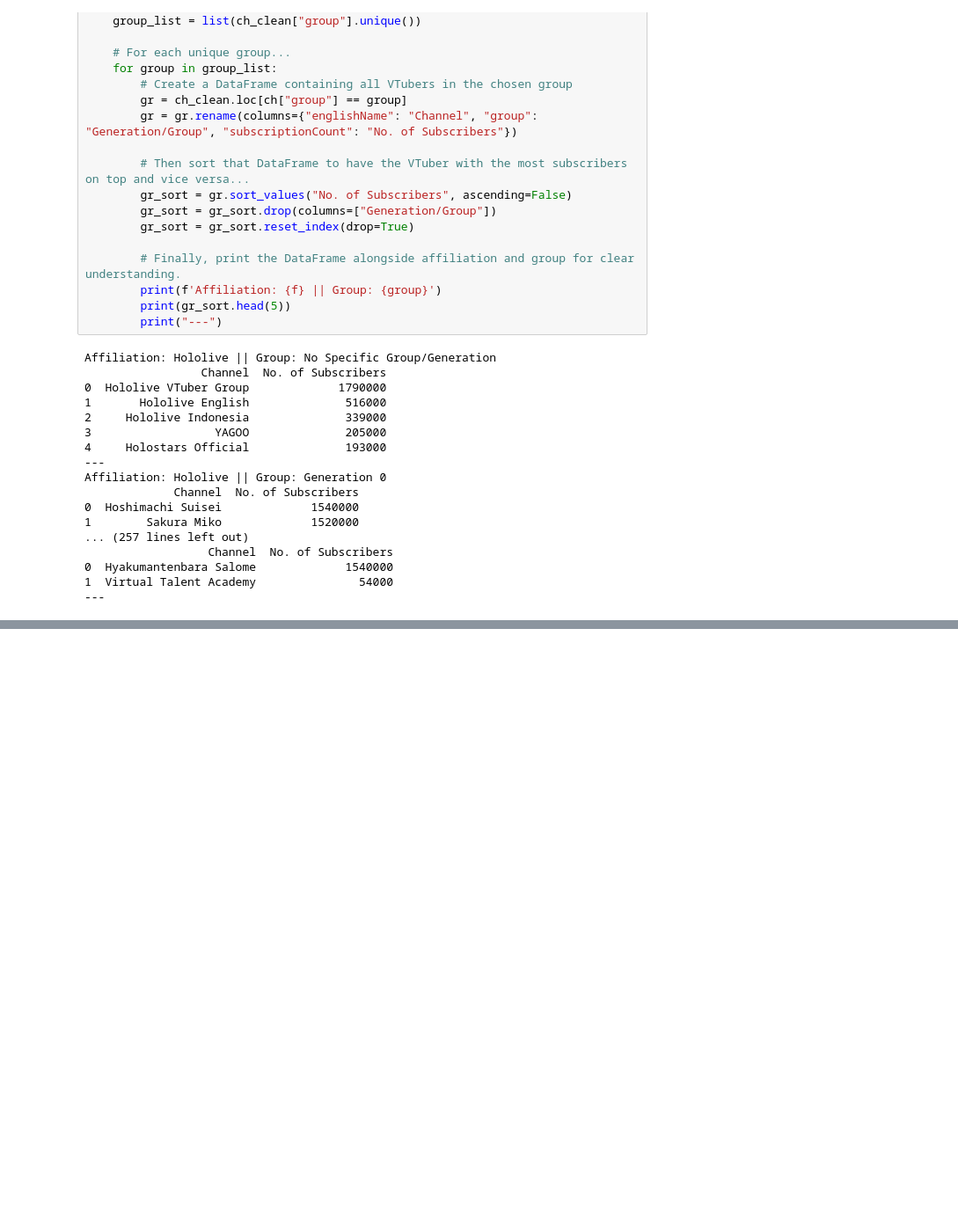
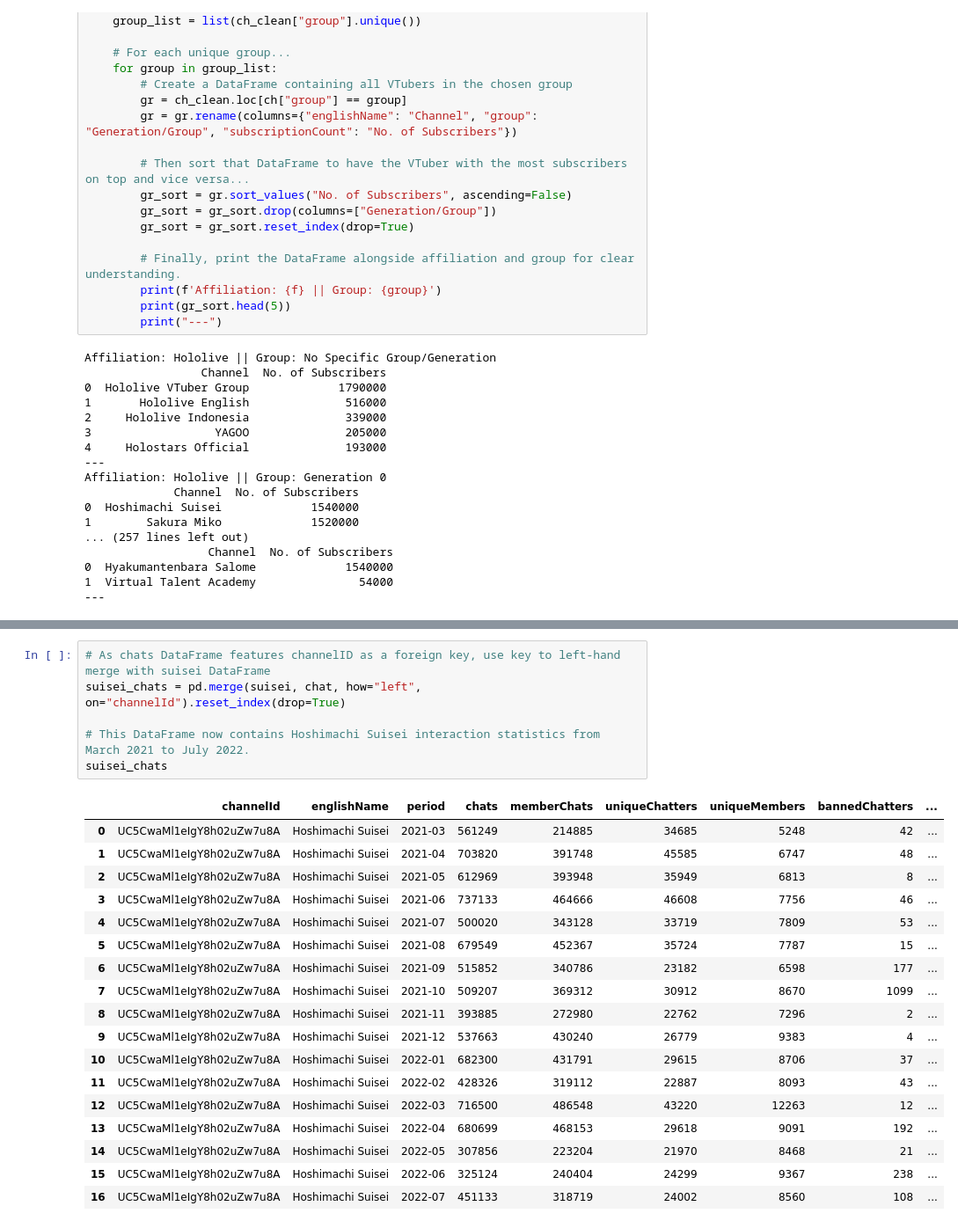
Before and after one commit to falconpunch082/industry-application, a Jupyter notebook: VTuber Statistics - Entertainment/vtuber-stats.ipynb, the cells around one changed output, grey strips where cells are left out. Shown at 88% size. Saved outputs shown, nothing was run; the diff lists cells and outputs as text; blank space fills up the shorter version.

```diff
--- a/VTuber Statistics - Entertainment/vtuber-stats.ipynb
+++ b/VTuber Statistics - Entertainment/vtuber-stats.ipynb
@@ -267,0 +283,25 @@ Affiliation: Hololive || Group: Generation 0
+# %%
+# As chats DataFrame features channelID as a foreign key, use key to left-hand merge with suisei DataFrame
+suisei_chats = pd.merge(suisei, chat, how="left", on="channelId").reset_index(drop=True)
+
+# This DataFrame now contains Hoshimachi Suisei interaction statistics from March 2021 to July 2022.
+suisei_chats
+# %% [output]
+|  | channelId | englishName | period | chats | memberChats | uniqueChatters | uniqueMembers | bannedChatters | ... |
+| 0 | UC5CwaMl1eIgY8h02uZw7u8A | Hoshimachi Suisei | 2021-03 | 561249 | 214885 | 34685 | 5248 | 42 | ... |
+| 1 | UC5CwaMl1eIgY8h02uZw7u8A | Hoshimachi Suisei | 2021-04 | 703820 | 391748 | 45585 | 6747 | 48 | ... |
+| 2 | UC5CwaMl1eIgY8h02uZw7u8A | Hoshimachi Suisei | 2021-05 | 612969 | 393948 | 35949 | 6813 | 8 | ... |
+| 3 | UC5CwaMl1eIgY8h02uZw7u8A | Hoshimachi Suisei | 2021-06 | 737133 | 464666 | 46608 | 7756 | 46 | ... |
+| 4 | UC5CwaMl1eIgY8h02uZw7u8A | Hoshimachi Suisei | 2021-07 | 500020 | 343128 | 33719 | 7809 | 53 | ... |
+| 5 | UC5CwaMl1eIgY8h02uZw7u8A | Hoshimachi Suisei | 2021-08 | 679549 | 452367 | 35724 | 7787 | 15 | ... |
+| 6 | UC5CwaMl1eIgY8h02uZw7u8A | Hoshimachi Suisei | 2021-09 | 515852 | 340786 | 23182 | 6598 | 177 | ... |
+| 7 | UC5CwaMl1eIgY8h02uZw7u8A | Hoshimachi Suisei | 2021-10 | 509207 | 369312 | 30912 | 8670 | 1099 | ... |
+| 8 | UC5CwaMl1eIgY8h02uZw7u8A | Hoshimachi Suisei | 2021-11 | 393885 | 272980 | 22762 | 7296 | 2 | ... |
+| 9 | UC5CwaMl1eIgY8h02uZw7u8A | Hoshimachi Suisei | 2021-12 | 537663 | 430240 | 26779 | 9383 | 4 | ... |
+| 10 | UC5CwaMl1eIgY8h02uZw7u8A | Hoshimachi Suisei | 2022-01 | 682300 | 431791 | 29615 | 8706 | 37 | ... |
+| 11 | UC5CwaMl1eIgY8h02uZw7u8A | Hoshimachi Suisei | 2022-02 | 428326 | 319112 | 22887 | 8093 | 43 | ... |
+| 12 | UC5CwaMl1eIgY8h02uZw7u8A | Hoshimachi Suisei | 2022-03 | 716500 | 486548 | 43220 | 12263 | 12 | ... |
+| 13 | UC5CwaMl1eIgY8h02uZw7u8A | Hoshimachi Suisei | 2022-04 | 680699 | 468153 | 29618 | 9091 | 192 | ... |
+| 14 | UC5CwaMl1eIgY8h02uZw7u8A | Hoshimachi Suisei | 2022-05 | 307856 | 223204 | 21970 | 8468 | 21 | ... |
+| 15 | UC5CwaMl1eIgY8h02uZw7u8A | Hoshimachi Suisei | 2022-06 | 325124 | 240404 | 24299 | 9367 | 238 | ... |
+| 16 | UC5CwaMl1eIgY8h02uZw7u8A | Hoshimachi Suisei | 2022-07 | 451133 | 318719 | 24002 | 8560 | 108 | ... |
```
Also changed, not shown: parts of 10 cells of this notebook.
